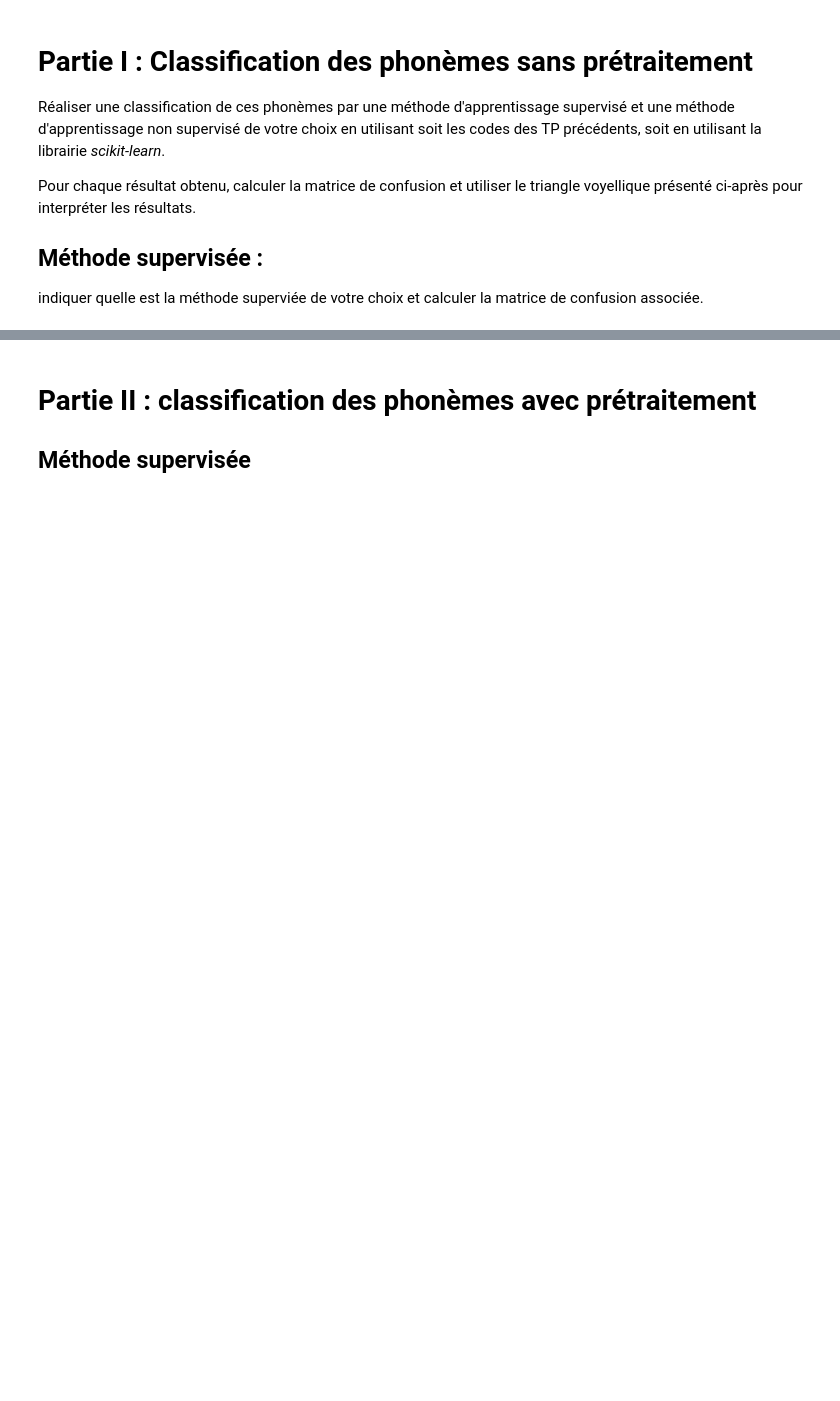
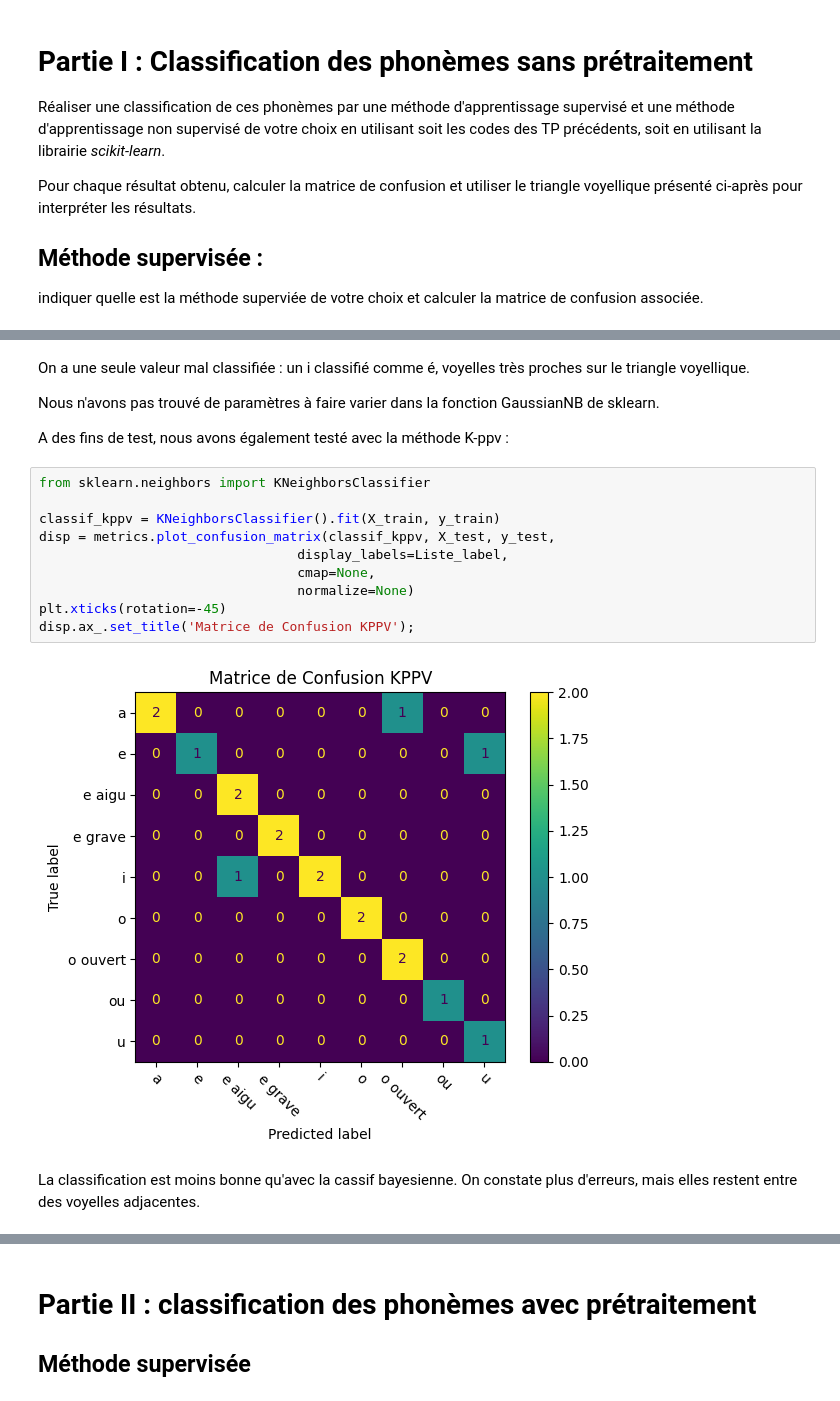
Before and after one commit to TwilCynder/univ-documents, a Jupyter notebook: M1/S7/csap/TP5/TP5_Phoneme_Source/Projet_Phonemes.ipynb, the cells around one changed output, grey strips where cells are left out. Saved outputs shown, nothing was run; the diff lists cells and outputs as text; blank space fills up the shorter version.

```diff
--- a/M1/S7/csap/TP5/TP5_Phoneme_Source/Projet_Phonemes.ipynb
+++ b/M1/S7/csap/TP5/TP5_Phoneme_Source/Projet_Phonemes.ipynb
@@ -77,2 +89,22 @@ from sklearn.metrics import confusion_matrix
+# %% [markdown]
+On a une seule valeur mal classifiée : un i classifié comme é, voyelles très proches sur le triangle voyellique.
+
+Nous n'avons pas trouvé de paramètres à faire varier dans la fonction GaussianNB de sklearn.
+
+A des fins de test, nous avons également testé avec la méthode K-ppv :
+# %%
+from sklearn.neighbors import KNeighborsClassifier
+
+classif_kppv = KNeighborsClassifier().fit(X_train, y_train)
+disp = metrics.plot_confusion_matrix(classif_kppv, X_test, y_test,
+                                 display_labels=Liste_label,
+                                 cmap=None,
+                                 normalize=None)
+plt.xticks(rotation=-45)
+disp.ax_.set_title('Matrice de Confusion KPPV');
+# %% [output]
+[figure, added]
+# %% [markdown]
+La classification est moins bonne qu'avec la cassif bayesienne. On constate plus d'erreurs, mais elles restent entre des voyelles adjacentes.
 # %% [markdown]
 ## Méthode non supervisée
```
Also changed, not shown: parts of 12 cells of this notebook, 33 other files.
